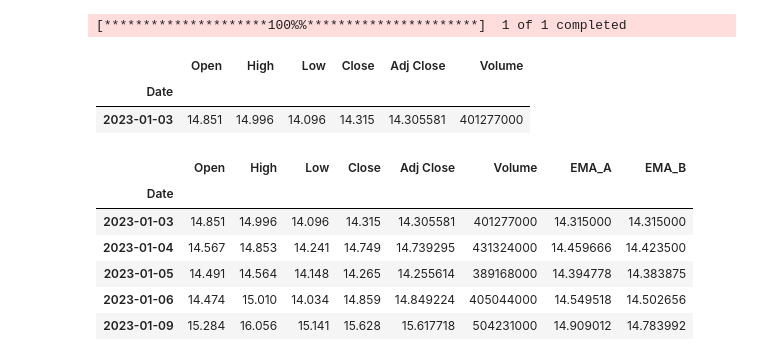
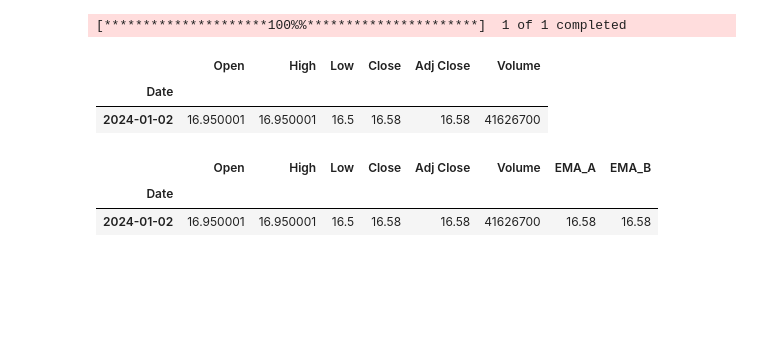
Before and after one commit to rindel/labs, a Jupyter notebook: ticker_technical_analysis.ipynb, the cells around one changed output. Drawn from its saved outputs; the diff is of its cells as text; code cells hidden in the pictures; blank space fills up the shorter version.

```diff
--- a/ticker_technical_analysis.ipynb
+++ b/ticker_technical_analysis.ipynb
@@ -9,10 +9,11 @@ import matplotlib.pyplot as plt
 # need to figure out how to ger around ema_a > ema_b on second time while rsi check is positive.
 # dkng u path nvda arkg pltr ttd sofi ionq tsla googl celh arm rblx hcp ai joby
 # %%
-ticker = 'nvda'
+ticker = 'pltr'
 # %%
 # Fetch data for a ticker
-df = yf.download(ticker, start='2023-01-01', end='2024-09-27')
+# df_intra = yf.download(ticker, start='2024-06-01', end='2024-09-27', interval='60m')
+df = yf.download(ticker, start='2024-01-01', end='2024-09-27')
 # %% [output]
 [*********************100%%**********************]  1 of 1 completed
 # %%
@@ -20,21 +21,17 @@ df.head(1)
 # %% [output]
 |  | Open | High | Low | Close | Adj Close | Volume |
 | Date |  |  |  |  |  |  |
-| 2023-01-03 | 14.851 | 14.996 | 14.096 | 14.315 | 14.305581 | 401277000 |
+| 2024-01-02 | 16.950001 | 16.950001 | 16.5 | 16.58 | 16.58 | 41626700 |
 # %%
 # Calculate moving averages 5|7 3|21 5|13
 df['EMA_A'] = df['Close'].ewm(span=5, adjust=False).mean()
 df['EMA_B'] = df['Close'].ewm(span=7, adjust=False).mean()
 # %%
-df.head()
+df.head(1)
 # %% [output]
 |  | Open | High | Low | Close | Adj Close | Volume | EMA_A | EMA_B |
 | Date |  |  |  |  |  |  |  |  |
-| 2023-01-03 | 14.851 | 14.996 | 14.096 | 14.315 | 14.305581 | 401277000 | 14.315000 | 14.315000 |
-| 2023-01-04 | 14.567 | 14.853 | 14.241 | 14.749 | 14.739295 | 431324000 | 14.459666 | 14.423500 |
-| 2023-01-05 | 14.491 | 14.564 | 14.148 | 14.265 | 14.255614 | 389168000 | 14.394778 | 14.383875 |
-| 2023-01-06 | 14.474 | 15.010 | 14.034 | 14.859 | 14.849224 | 405044000 | 14.549518 | 14.502656 |
-| 2023-01-09 | 15.284 | 16.056 | 15.141 | 15.628 | 15.617718 | 504231000 | 14.909012 | 14.783992 |
+| 2024-01-02 | 16.950001 | 16.950001 | 16.5 | 16.58 | 16.58 | 41626700 | 16.58 | 16.58 |
 # %%
 # Calculate the RSI
 delta = df['Close'].diff(1)
```
Also changed, not shown: parts of 5 cells of this notebook.
